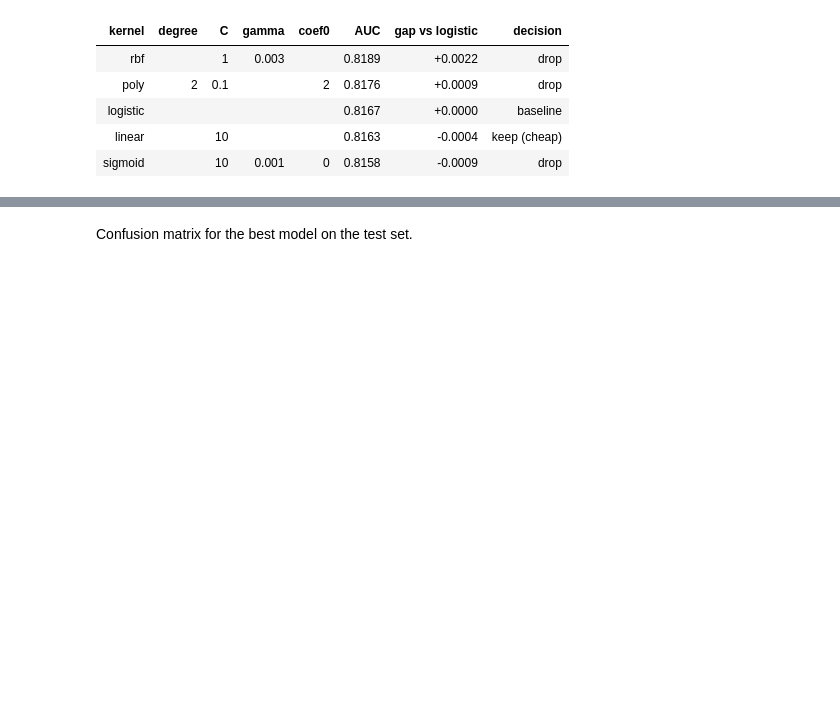
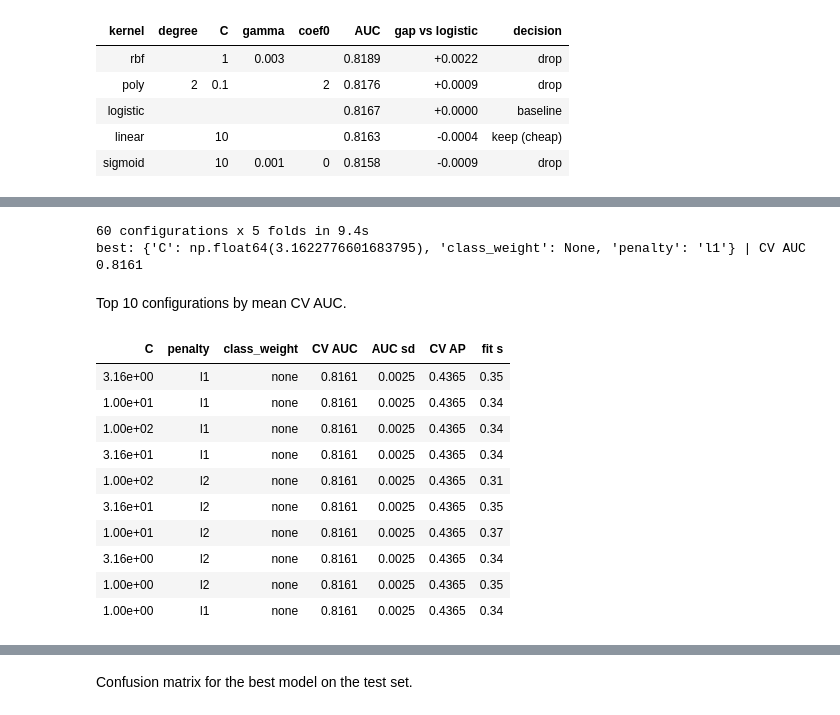
Before and after one commit to Lone-Wolfgang/brfss2015-diabetes-eda, a Jupyter notebook: Lab2/WolfgangKlein.ipynb, the cells around one changed output, grey strips where cells are left out. Cells and saved outputs as stored; diff of their text form; code cells hidden in the pictures; blank space fills up the shorter version.

```diff
--- a/Lab2/WolfgangKlein.ipynb
+++ b/Lab2/WolfgangKlein.ipynb
@@ -348,3 +365,55 @@ display(best[["kernel", "degree", "C", "gamma", "coef0", "AUC", "gap vs logistic
+# %%
+from sklearn.model_selection import GridSearchCV, StratifiedKFold
+
+SVM_GRID = {
+    "linearsvc__C":            np.logspace(-5, 2, 15),
+    "linearsvc__penalty":      ["l1", "l2"],
+    "linearsvc__class_weight": [None, "balanced"],
+}
+svm_search = GridSearchCV(
+    make_pipeline(StandardScaler(), LinearSVC(dual=False, max_iter=10_000, random_state=SEED)),
+    SVM_GRID,
+    cv=StratifiedKFold(n_splits=5, shuffle=True, random_state=SEED),
+    scoring={"AUC": "roc_auc", "AP": "average_precision"},
+    refit="AUC", n_jobs=-1)
+
+t0 = time.perf_counter()
+svm_search.fit(X_train, y_train)
+svm = svm_search.best_estimator_
+print(f"{len(svm_search.cv_results_['params'])} configurations x 5 folds "
+      f"in {time.perf_counter() - t0:.1f}s")
+print("best:", {k.split("__")[1]: v for k, v in svm_search.best_params_.items()},
+      f"| CV AUC {svm_search.best_score_:.4f}")
+# %% [output]
+60 configurations x 5 folds in 9.4s
+best: {'C': np.float64(3.1622776601683795), 'class_weight': None, 'penalty': 'l1'} | CV AUC 0.8161
+# %% [markdown]
+Top 10 configurations by mean CV AUC.
+# %%
+cv = pd.DataFrame(svm_search.cv_results_)
+cv_table = pd.DataFrame({
+    "C":            cv["param_linearsvc__C"].astype(float),
+    "penalty":      cv["param_linearsvc__penalty"],
+    "class_weight": cv["param_linearsvc__class_weight"].fillna("none"),
+    "CV AUC":       cv["mean_test_AUC"],
+    "AUC sd":       cv["std_test_AUC"],
+    "CV AP":        cv["mean_test_AP"],
+    "fit s":        cv["mean_fit_time"],
+}).sort_values("CV AUC", ascending=False).head(10)
+display(cv_table.style.format({"C": "{:.2e}", "CV AUC": "{:.4f}", "AUC sd": "{:.4f}",
+                               "CV AP": "{:.4f}", "fit s": "{:.2f}"}).hide(axis="index"))
+# %% [output]
+| C | penalty | class_weight | CV AUC | AUC sd | CV AP | fit s |
+| 3.16e+00 | l1 | none | 0.8161 | 0.0025 | 0.4365 | 0.35 |
+| 1.00e+01 | l1 | none | 0.8161 | 0.0025 | 0.4365 | 0.34 |
+| 1.00e+02 | l1 | none | 0.8161 | 0.0025 | 0.4365 | 0.34 |
+| 3.16e+01 | l1 | none | 0.8161 | 0.0025 | 0.4365 | 0.34 |
+| 1.00e+02 | l2 | none | 0.8161 | 0.0025 | 0.4365 | 0.31 |
+| 3.16e+01 | l2 | none | 0.8161 | 0.0025 | 0.4365 | 0.35 |
+| 1.00e+01 | l2 | none | 0.8161 | 0.0025 | 0.4365 | 0.37 |
+| 3.16e+00 | l2 | none | 0.8161 | 0.0025 | 0.4365 | 0.34 |
+| 1.00e+00 | l2 | none | 0.8161 | 0.0025 | 0.4365 | 0.35 |
+| 1.00e+00 | l1 | none | 0.8161 | 0.0025 | 0.4365 | 0.34 |
 # %% [markdown]
 ## 5. Threshold Tuning
 
```
Also changed, not shown: parts of 10 cells of this notebook.
